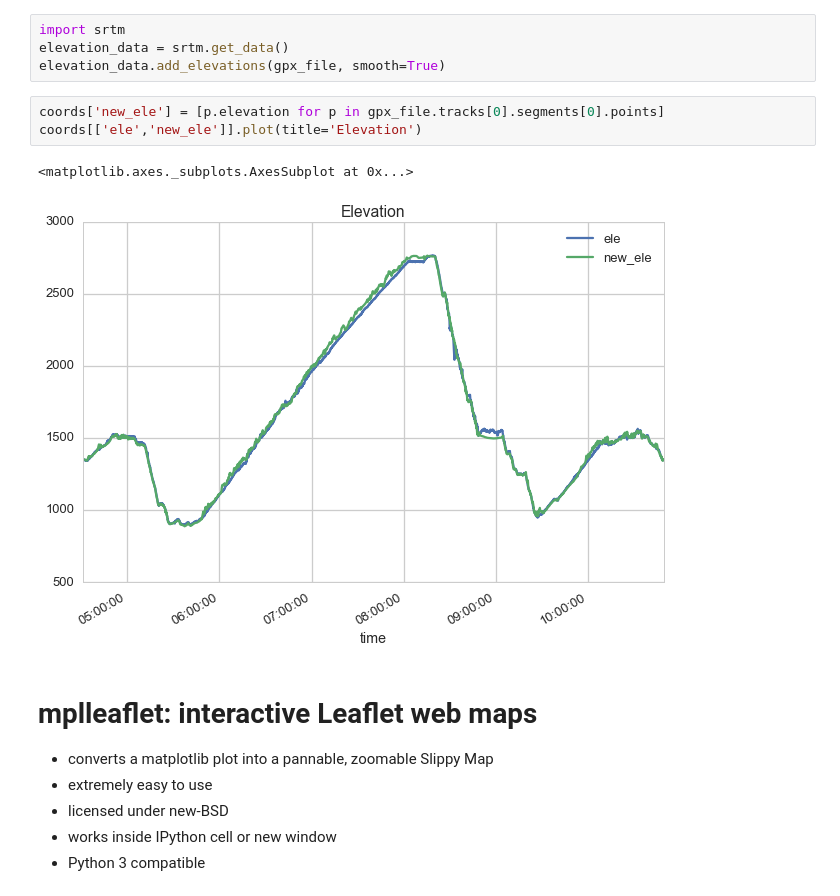
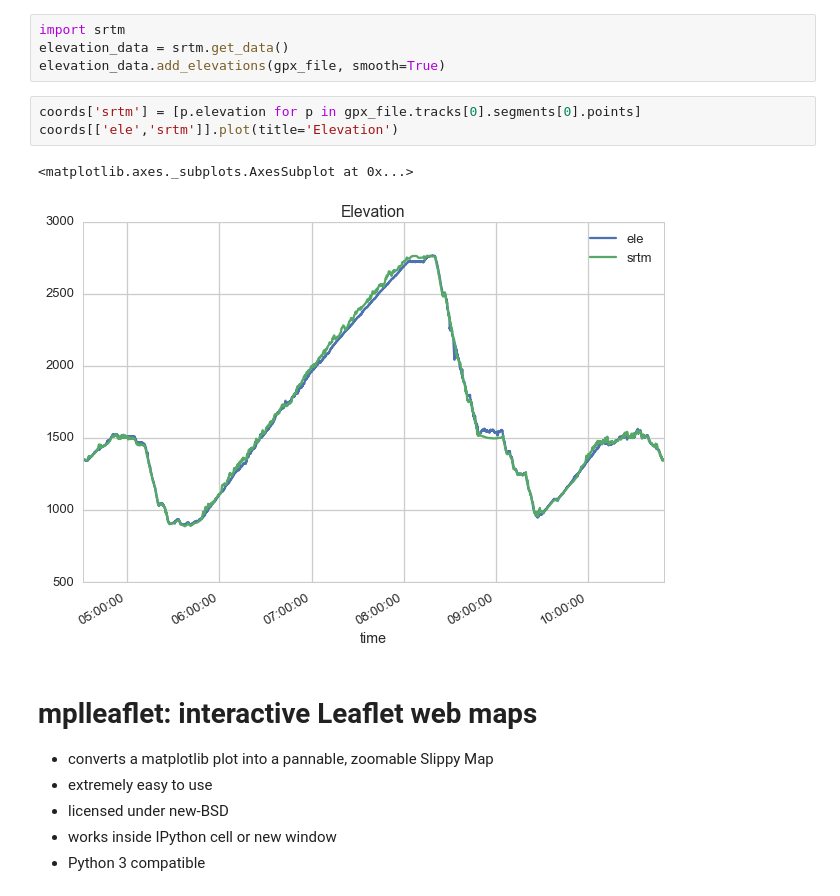
Before and after one commit to FlorianWilhelm/gps_data_with_python, a Jupyter notebook: notebook.ipynb, the cells around one changed output. Saved outputs shown, nothing was run; the diff lists cells and outputs as text.

```diff
--- a/notebook.ipynb
+++ b/notebook.ipynb
@@ -279,11 +277,11 @@ import srtm
 elevation_data = srtm.get_data()
 elevation_data.add_elevations(gpx_file, smooth=True)
 # %%
-coords['new_ele'] = [p.elevation for p in gpx_file.tracks[0].segments[0].points]
-coords[['ele','new_ele']].plot(title='Elevation')
+coords['srtm'] = [p.elevation for p in gpx_file.tracks[0].segments[0].points]
+coords[['ele','srtm']].plot(title='Elevation')
 # %% [output]
 <matplotlib.axes._subplots.AxesSubplot at 0x...>
-[figure, old version]
+[figure, new version]
 # %% [markdown]
 # mplleaflet:  interactive Leaflet web maps
 
```
Also changed, not shown: parts of 3 cells of this notebook, 1 other file.
